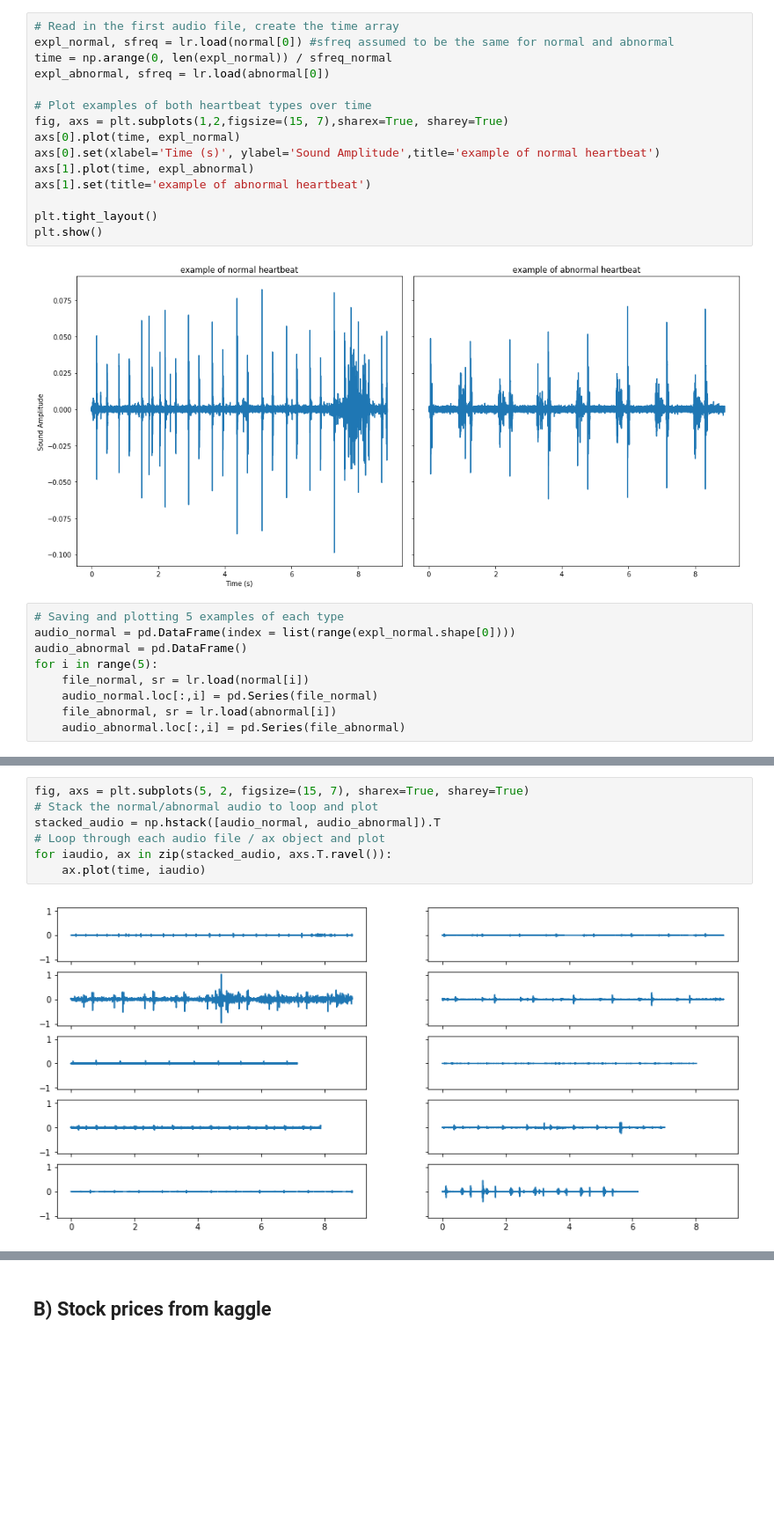
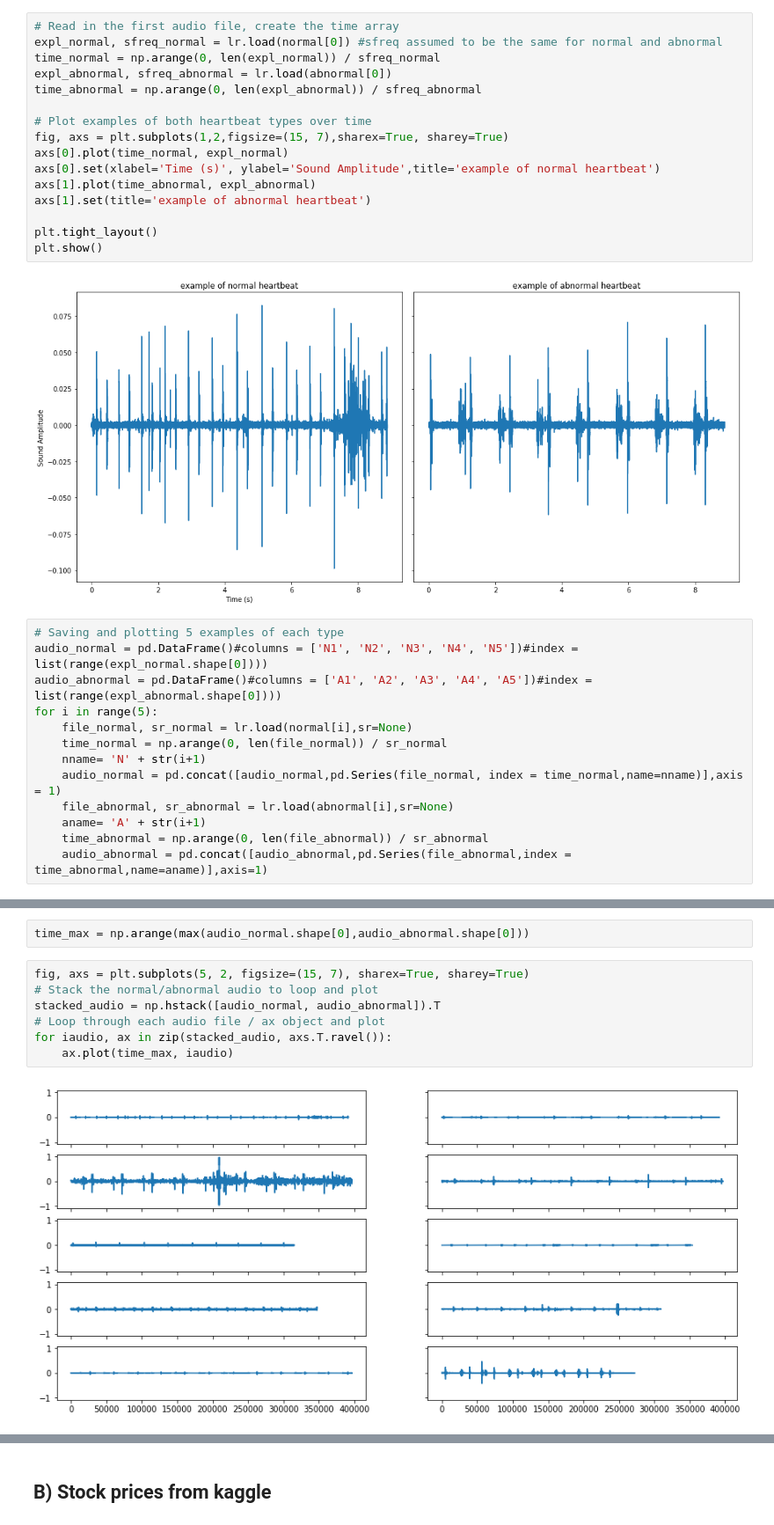
Before and after one commit to JohannaReichert/TimeSeries, a Jupyter notebook: Basics/TimeSeries_Basics.ipynb, the cells around one changed output, grey strips where cells are left out. Shown at 88% size. Cells and saved outputs as stored; diff of their text form; blank space fills up the shorter version.

```diff
--- a/Basics/TimeSeries_Basics.ipynb
+++ b/Basics/TimeSeries_Basics.ipynb
@@ -16,15 +16,16 @@ normal = glob(data_dir + '/normal*.wav')
 abnormal = glob(data_dir + '/extrahls*.wav') # picking just one category of abnormal beats
 # %%
 # Read in the first audio file, create the time array
-expl_normal, sfreq = lr.load(normal[0]) #sfreq assumed to be the same for normal and abnormal
-time = np.arange(0, len(expl_normal)) / sfreq_normal
-expl_abnormal, sfreq = lr.load(abnormal[0])
+expl_normal, sfreq_normal = lr.load(normal[0]) #sfreq assumed to be the same for normal and abnormal
+time_normal = np.arange(0, len(expl_normal)) / sfreq_normal
+expl_abnormal, sfreq_abnormal = lr.load(abnormal[0])
+time_abnormal = np.arange(0, len(expl_abnormal)) / sfreq_abnormal
 
 # Plot examples of both heartbeat types over time
 fig, axs = plt.subplots(1,2,figsize=(15, 7),sharex=True, sharey=True)
-axs[0].plot(time, expl_normal)
+axs[0].plot(time_normal, expl_normal)
 axs[0].set(xlabel='Time (s)', ylabel='Sound Amplitude',title='example of normal heartbeat')
-axs[1].plot(time, expl_abnormal)
+axs[1].plot(time_abnormal, expl_abnormal)
 axs[1].set(title='example of abnormal heartbeat')
 
 plt.tight_layout()
@@ -33,10 +34,14 @@ plt.show()
 [figure]
 # %%
 # Saving and plotting 5 examples of each type
-audio_normal = pd.DataFrame(index = list(range(expl_normal.shape[0])))
-audio_abnormal = pd.DataFrame()
+audio_normal = pd.DataFrame()#columns = ['N1', 'N2', 'N3', 'N4', 'N5'])#index = list(range(expl_normal.shape[0])))
+audio_abnormal = pd.DataFrame()#columns = ['A1', 'A2', 'A3', 'A4', 'A5'])#index = list(range(expl_abnormal.shape[0])))
 for i in range(5):
-    file_normal, sr = lr.load(normal[i])
-    audio_normal.loc[:,i] = pd.Series(file_normal)
-    file_abnormal, sr = lr.load(abnormal[i])
-    audio_abnormal.loc[:,i] = pd.Series(file_abnormal)
+    file_normal, sr_normal = lr.load(normal[i],sr=None)
+    time_normal = np.arange(0, len(file_normal)) / sr_normal
+    nname= 'N' + str(i+1)
+    audio_normal = pd.concat([audio_normal,pd.Series(file_normal, index = time_normal,name=nname)],axis = 1)
+    file_abnormal, sr_abnormal = lr.load(abnormal[i],sr=None)
+    aname= 'A' + str(i+1)
+    time_abnormal = np.arange(0, len(file_abnormal)) / sr_abnormal
+    audio_abnormal = pd.concat([audio_abnormal,pd.Series(file_abnormal,index = time_abnormal,name=aname)],axis=1)
@@ -43,9 +69,11 @@ for i in range(5):
+# %%
+time_max = np.arange(max(audio_normal.shape[0],audio_abnormal.shape[0]))
 # %%
 fig, axs = plt.subplots(5, 2, figsize=(15, 7), sharex=True, sharey=True)
 # Stack the normal/abnormal audio to loop and plot
 stacked_audio = np.hstack([audio_normal, audio_abnormal]).T
 # Loop through each audio file / ax object and plot
 for iaudio, ax in zip(stacked_audio, axs.T.ravel()):
-    ax.plot(time, iaudio)
+    ax.plot(time_max, iaudio)
 # %% [output]
-[figure, old version]
+[figure, new version]
```
Also changed, not shown: parts of 73 cells of this notebook.
